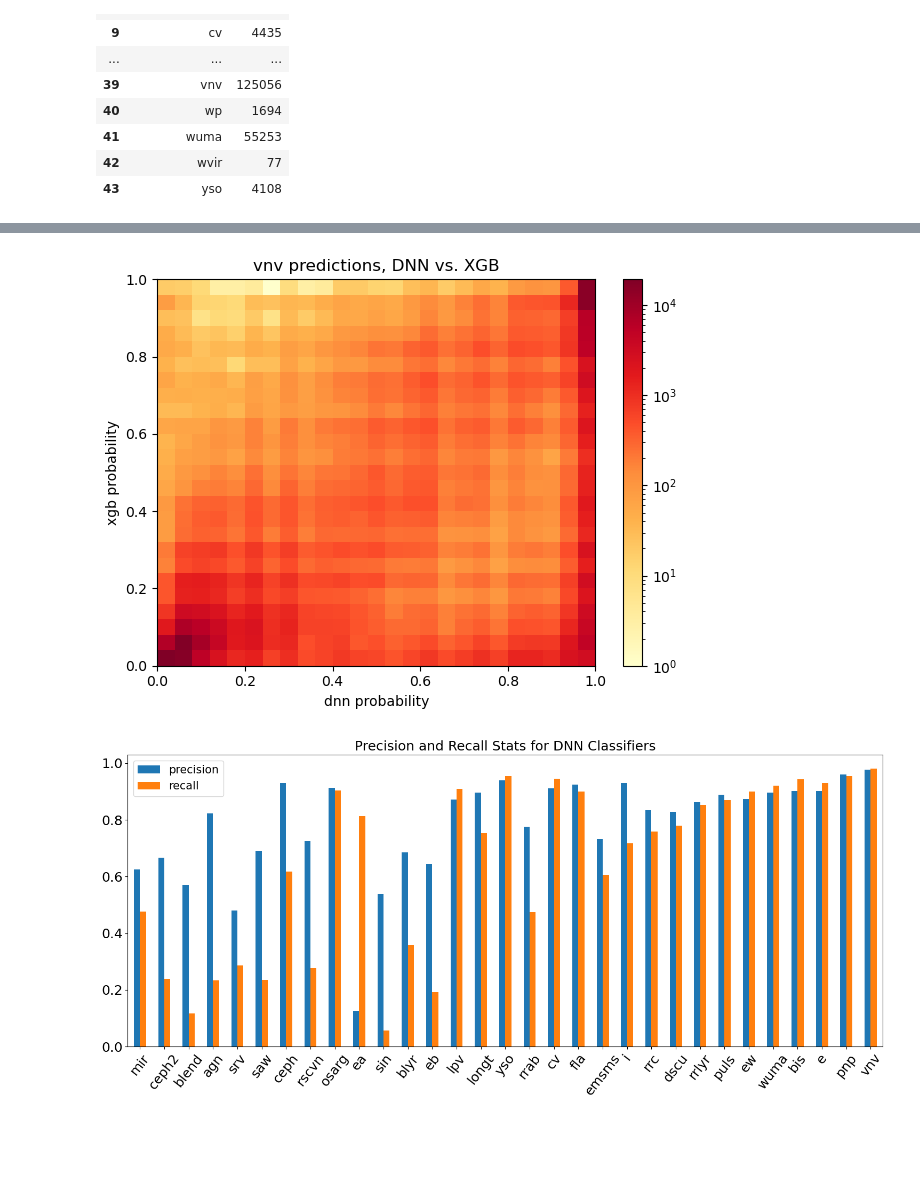
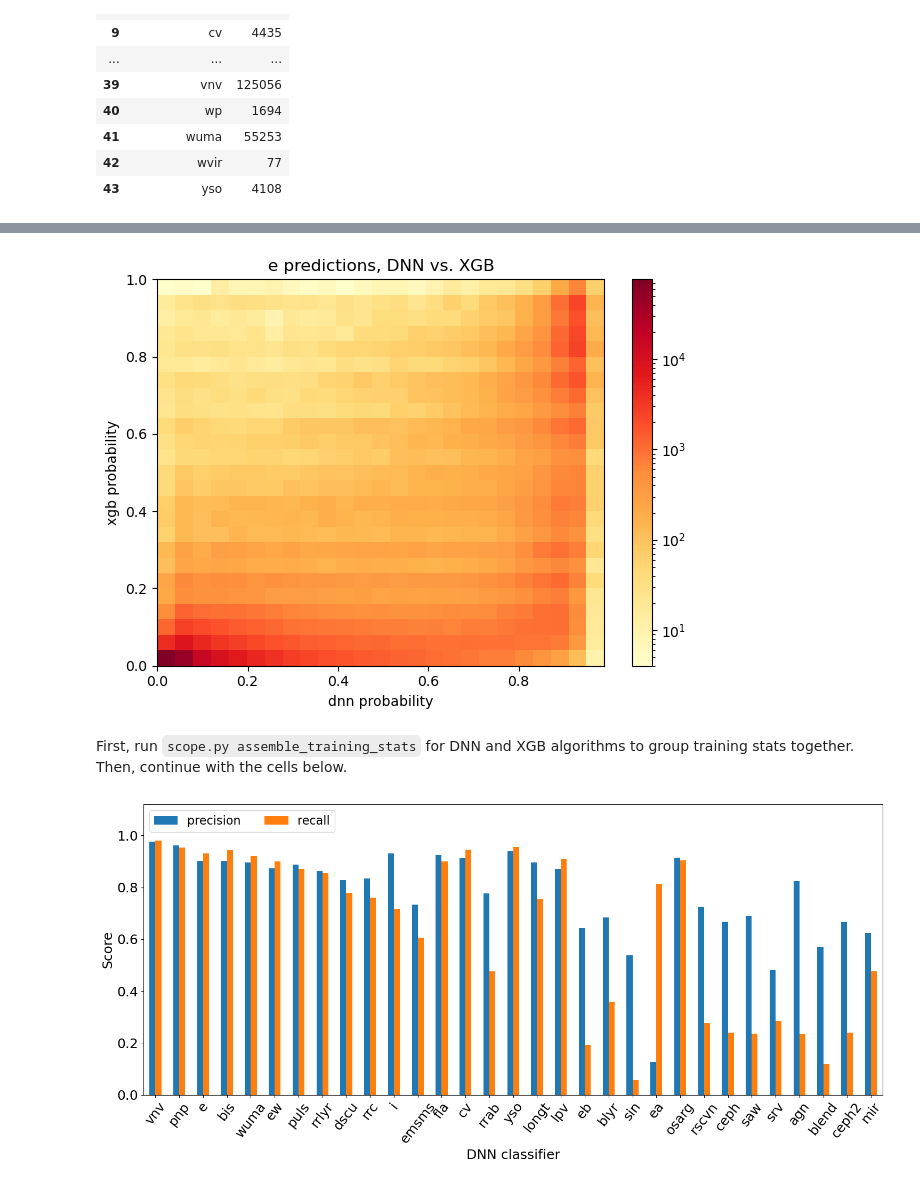
Before and after one commit to ZwickyTransientFacility/scope-ml, a Jupyter notebook: tools/SCoPe_data_analysis_plots.ipynb, the cells around one changed output, grey strips where cells are left out. Drawn from its saved outputs; the diff is of its cells as text; code cells hidden in the pictures; blank space fills up the shorter version.

Commit message:
Update plotting notebook to use assemble_training_stats output (#472)
* Update plotting notebook to use assemble_training_stats products

* Remove class_compare plot, change classifier for heatmap

```diff
--- a/tools/SCoPe_data_analysis_plots.ipynb
+++ b/tools/SCoPe_data_analysis_plots.ipynb
@@ -185,8 +179,8 @@ def heatmap(classif):
     plt.tight_layout()
     plt.colorbar()
 # %%
-heatmap('vnv')
+heatmap('e')
 # %% [output]
-[figure, old version]
+[figure, new version]
 # %%
 import json
@@ -193,3 +188,5 @@ import json
+# %% [markdown]
+First, run `scope.py assemble_training_stats` for DNN and XGB algorithms to group training stats together. Then, continue with the cells below.
 # %%
 dnn_stats = {} #dictionary with classifications as keys and dnn CM stats as values
 for classif in classifications:
@@ -228,12 +227,15 @@ xgb_prec_rec = xgb_prec_rec.drop(['count'], axis = 'columns')
 #dnn precision and recall plot
 dnn_prec_rec.plot.bar(figsize = (15,7))
 plt.xticks(rotation = 52, fontsize = 18)
-plt.title('Precision and Recall Stats for DNN Classifiers', fontsize = 18)
-plt.legend(fontsize = 15)
+#plt.title('Precision and Recall Stats for DNN Classifiers', fontsize = 18)
+plt.legend(ncol=2, loc=2, fontsize = 16)
 plt.yticks(fontsize = 18)
+plt.xlabel('DNN classifier',fontsize=18)
+plt.ylabel('Score', fontsize=18)
+plt.ylim(0,1.12)
 plt.tight_layout()
 # %% [output]
-[figure, old version]
+[figure, new version]
 # %%
 #xgb precision and recall plot
 xgb_prec_rec.plot.bar(figsize = (15,7))
```
Also changed, not shown: parts of 11 cells of this notebook, 1 other file.
